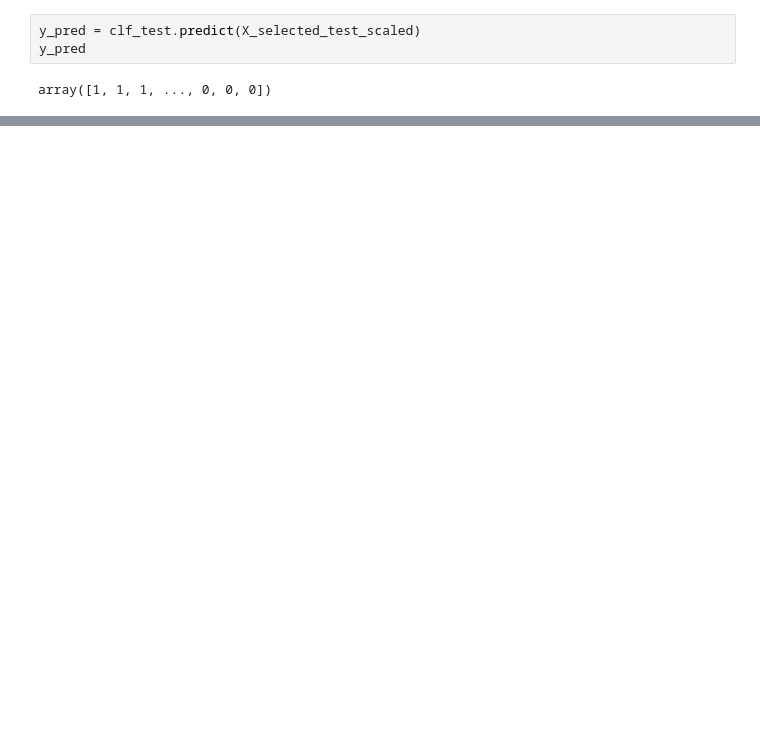
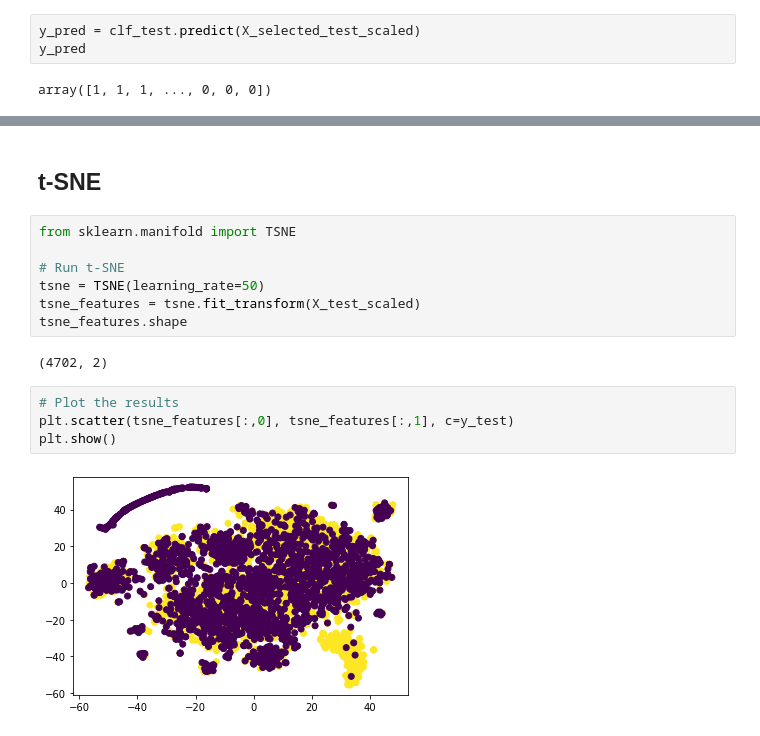
Before and after one commit to uzmabb182/supervised_machine_learning-predicting_credit_risk, a Jupyter notebook: credit_risk_evaluator.ipynb, the cells around one changed output, grey strips where cells are left out. Cells and saved outputs as stored; diff of their text form; blank space fills up the shorter version.

```diff
--- a/credit_risk_evaluator.ipynb
+++ b/credit_risk_evaluator.ipynb
@@ -768,0 +931,17 @@ array([[2351,    0],
+# %% [markdown]
+## t-SNE
+# %%
+from sklearn.manifold import TSNE
+
+# Run t-SNE
+tsne = TSNE(learning_rate=50)
+tsne_features = tsne.fit_transform(X_test_scaled)
+tsne_features.shape
+# %% [output]
+(4702, 2)
+# %%
+# Plot the results
+plt.scatter(tsne_features[:,0], tsne_features[:,1], c=y_test)
+plt.show()
+# %% [output]
+[figure, added]
```
Also changed, not shown: parts of 60 cells of this notebook.
